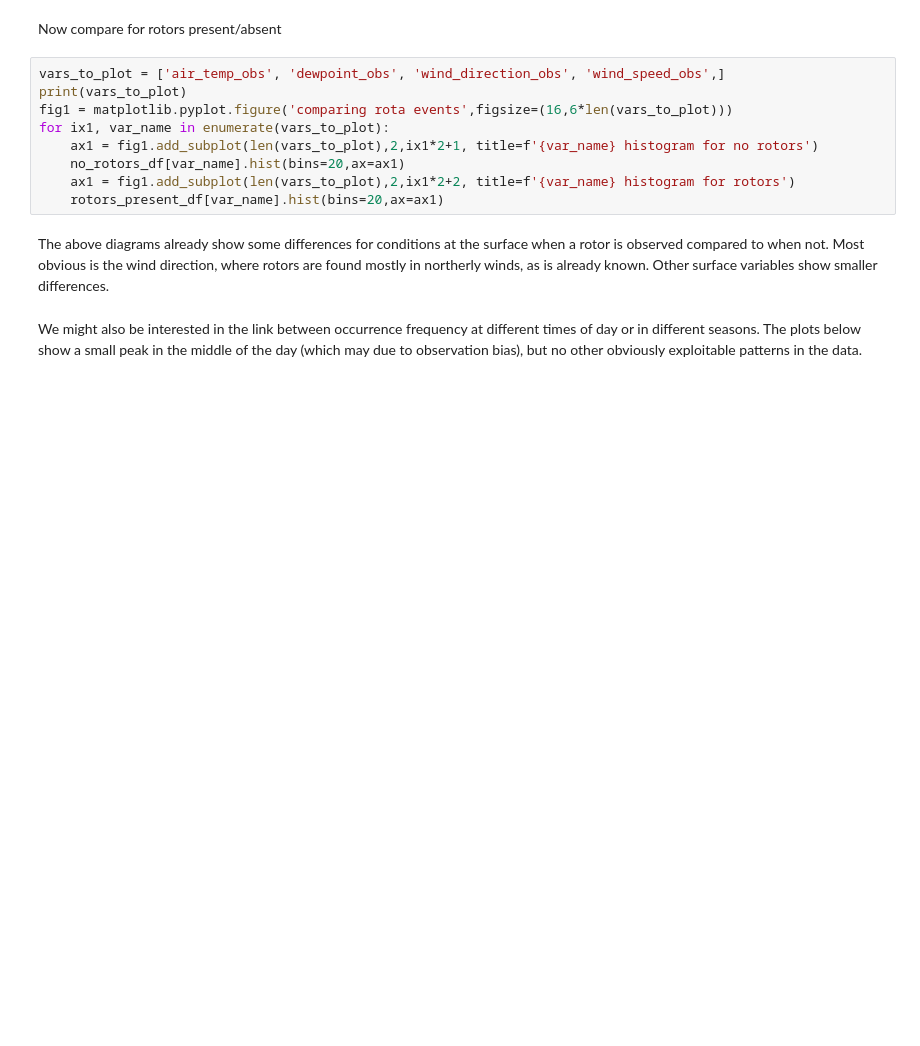
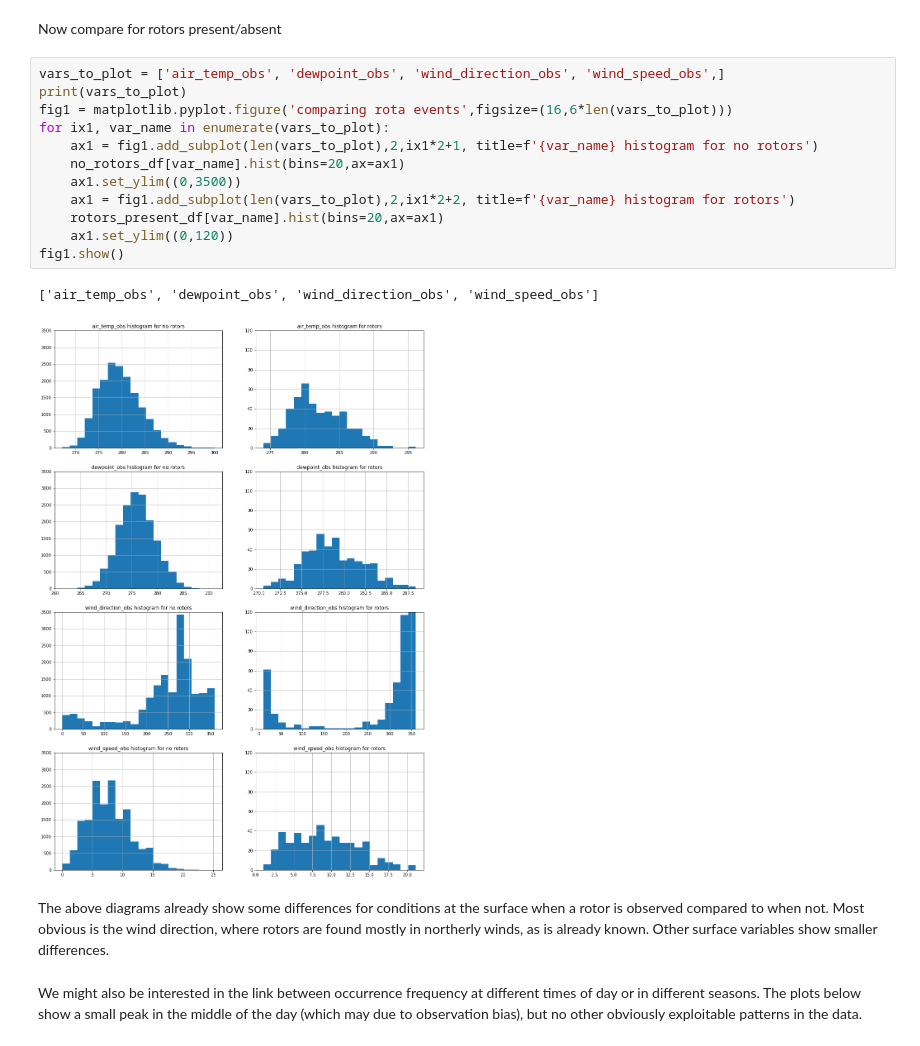
Before and after one commit to informatics-lab/ml_weather_tutorial, a Jupyter notebook: 01_data_exploration.ipynb, the cells around one changed output. Drawn from its saved outputs; the diff is of its cells as text; blank space fills up the shorter version.

```diff
--- a/01_data_exploration.ipynb
+++ b/01_data_exploration.ipynb
@@ -142,12 +239,18 @@ Now compare for rotors present/absent
 # %%
 vars_to_plot = ['air_temp_obs', 'dewpoint_obs', 'wind_direction_obs', 'wind_speed_obs',]
 print(vars_to_plot)
 fig1 = matplotlib.pyplot.figure('comparing rota events',figsize=(16,6*len(vars_to_plot)))
 for ix1, var_name in enumerate(vars_to_plot):
     ax1 = fig1.add_subplot(len(vars_to_plot),2,ix1*2+1, title=f'{var_name} histogram for no rotors')
     no_rotors_df[var_name].hist(bins=20,ax=ax1)
+    ax1.set_ylim((0,3500))
     ax1 = fig1.add_subplot(len(vars_to_plot),2,ix1*2+2, title=f'{var_name} histogram for rotors')
     rotors_present_df[var_name].hist(bins=20,ax=ax1)
+    ax1.set_ylim((0,120))
+fig1.show()
+# %% [output]
+['air_temp_obs', 'dewpoint_obs', 'wind_direction_obs', 'wind_speed_obs']
+[figure, added]
 # %% [markdown]
 The above diagrams already show some differences for conditions at the surface when a rotor is observed compared to when not. Most obvious is the wind direction, where rotors are found mostly in northerly winds, as is already known. Other surface variables show smaller differences.
 # %% [markdown]
```
Also changed, not shown: parts of 33 cells of this notebook, 3 other files.
